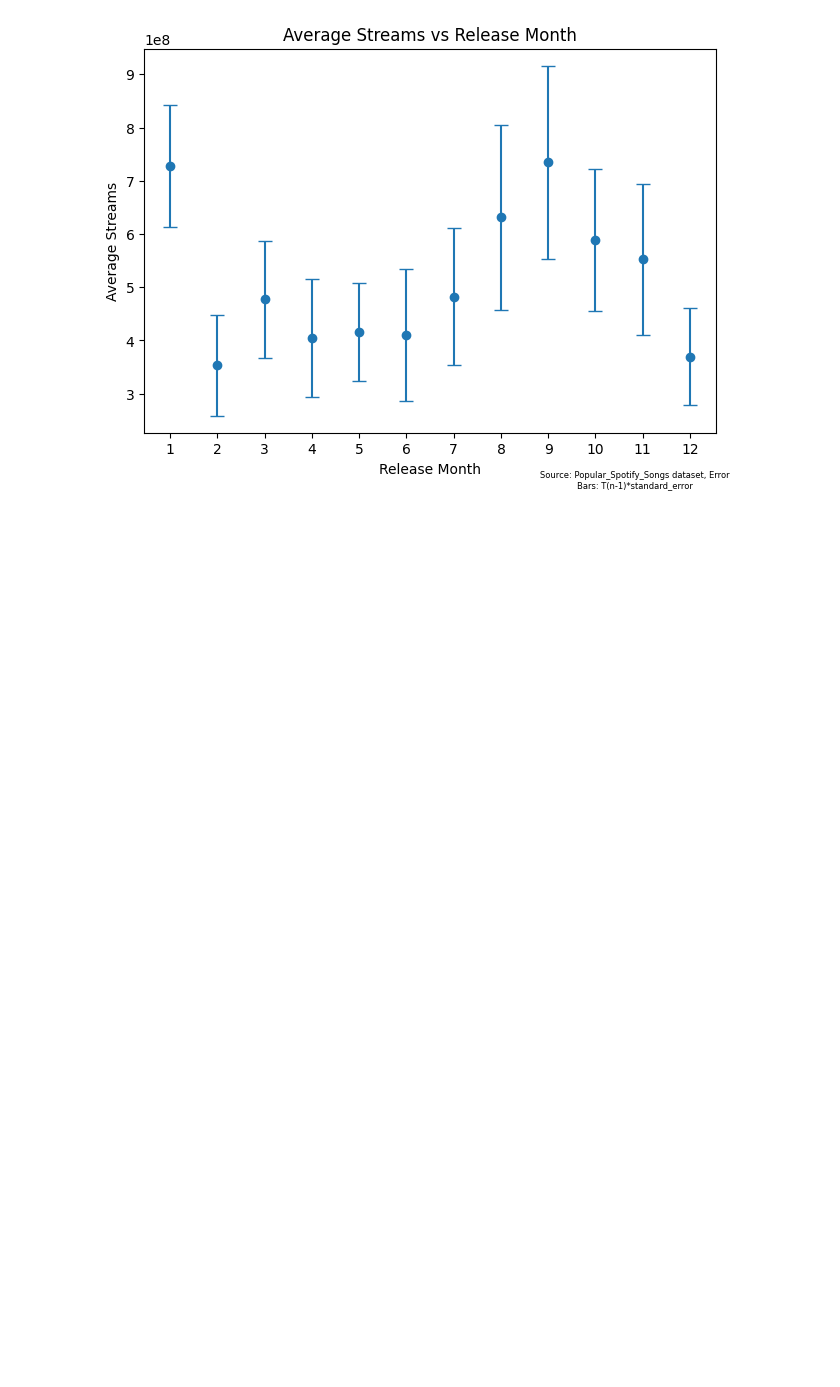
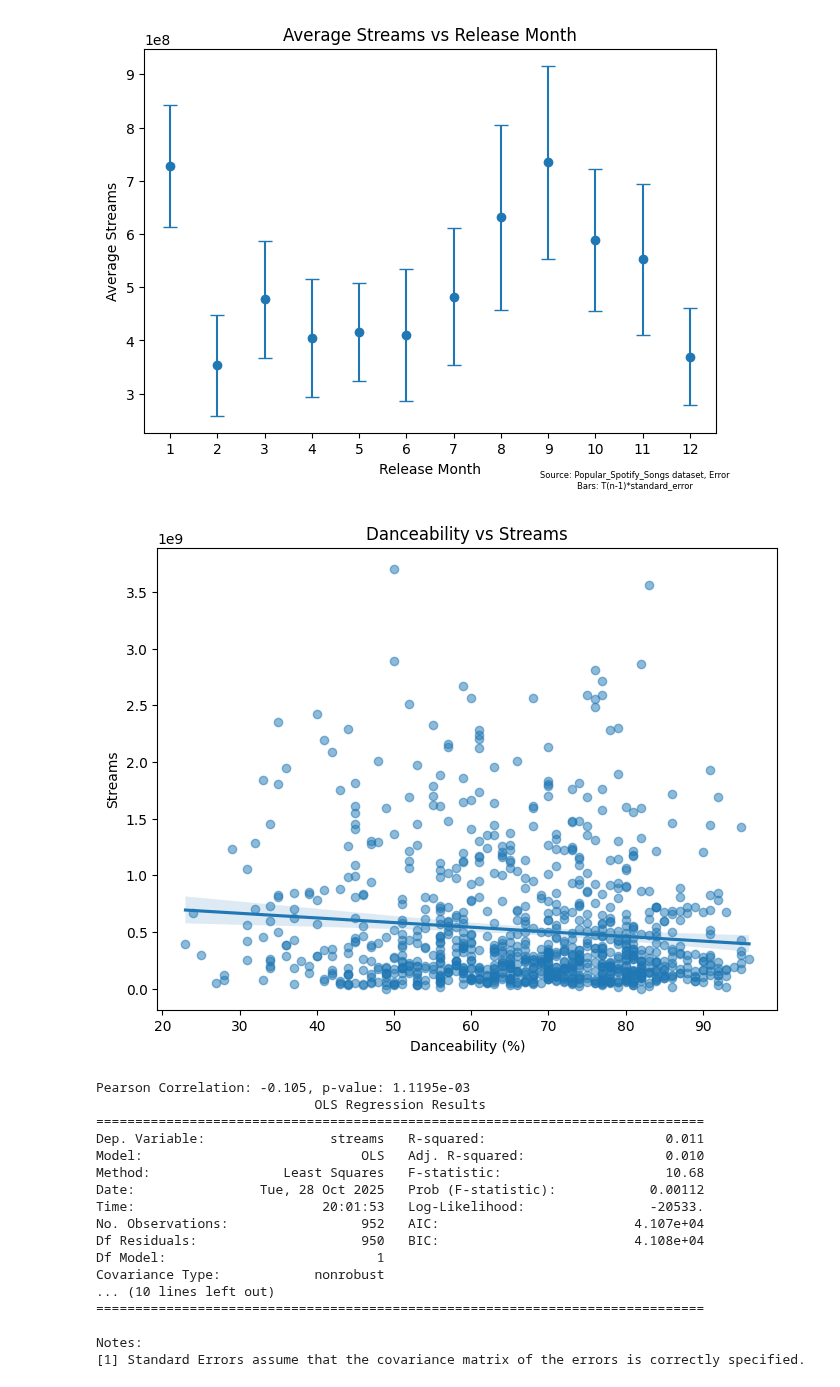
Before and after one commit to JoshuaHildebrand/CMSC320_Project, a Jupyter notebook: Project.ipynb, the cells around one changed output. Saved outputs shown, nothing was run; the diff lists cells and outputs as text; code cells hidden in the pictures; blank space fills up the shorter version.

```diff
--- a/Project.ipynb
+++ b/Project.ipynb
@@ -203,3 +203,46 @@ plt.tight_layout()
 plt.show()
 # %% [output]
 [figure]
+# %%
+import statsmodels.api as sm
+df['streams'] = pd.to_numeric(df['streams'], errors='coerce')
+df['danceability_%'] = pd.to_numeric(df['danceability_%'], errors='coerce')
+
+# Drop missing rows
+df = df.dropna(subset=['streams', 'danceability_%'])
+
+# Scatterplot with regression line
+plt.figure(figsize=(8,6))
+sns.regplot(x='danceability_%', y='streams', data=df, scatter_kws={'alpha':0.5})
+plt.title('Danceability vs Streams')
+plt.xlabel('Danceability (%)')
+plt.ylabel('Streams')
+plt.show()
+
+# Pearson correlation
+corr_dance, p_value = stats.pearsonr(df['danceability_%'], df['streams'])
+print(f"Pearson Correlation: {corr_dance:.3f}, p-value: {p_value:.4e}")
+
+# Simple linear regression
+X = sm.add_constant(df['danceability_%'])
+model = sm.OLS(df['streams'], X).fit()
+print(model.summary())
+# %% [output]
+[figure, added]
+Pearson Correlation: -0.105, p-value: 1.1195e-03
+                            OLS Regression Results
+==============================================================================
+Dep. Variable:                streams   R-squared:                       0.011
+Model:                            OLS   Adj. R-squared:                  0.010
+Method:                 Least Squares   F-statistic:                     10.68
+Date:                Tue, 28 Oct 2025   Prob (F-statistic):            0.00112
+Time:                        20:01:53   Log-Likelihood:                -20533.
+No. Observations:                 952   AIC:                         4.107e+04
+Df Residuals:                     950   BIC:                         4.108e+04
+Df Model:                           1
+Covariance Type:            nonrobust
+... (10 lines left out)
+==============================================================================
+
+Notes:
+[1] Standard Errors assume that the covariance matrix of the errors is correctly specified.
```
Also changed, not shown: parts of 6 cells of this notebook, 1 other file.
